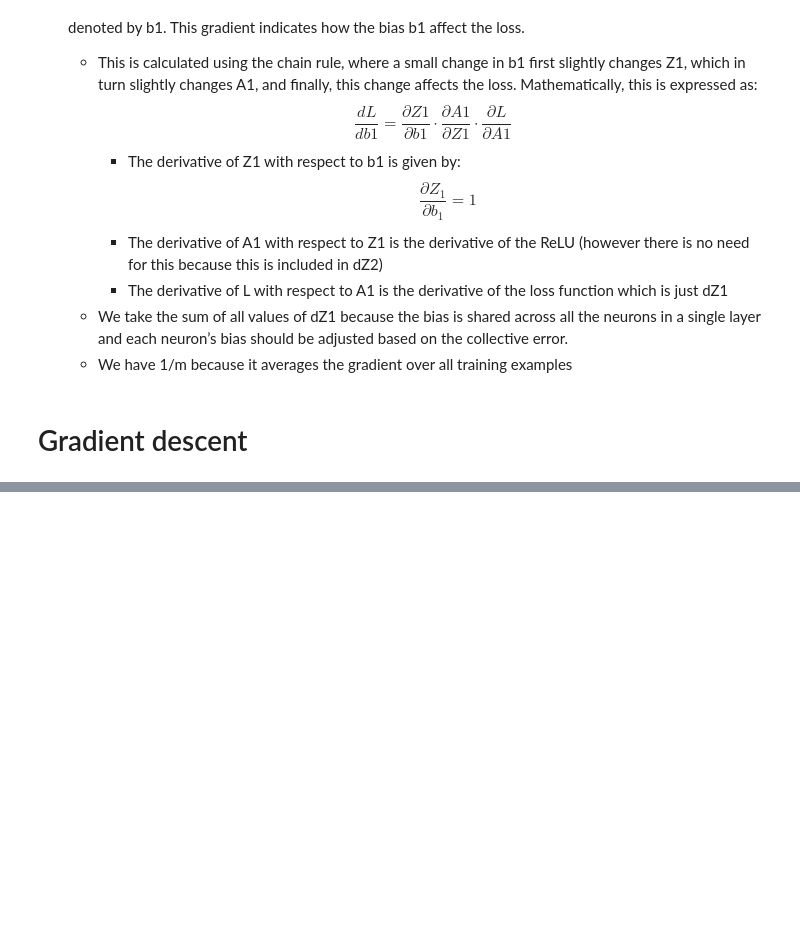
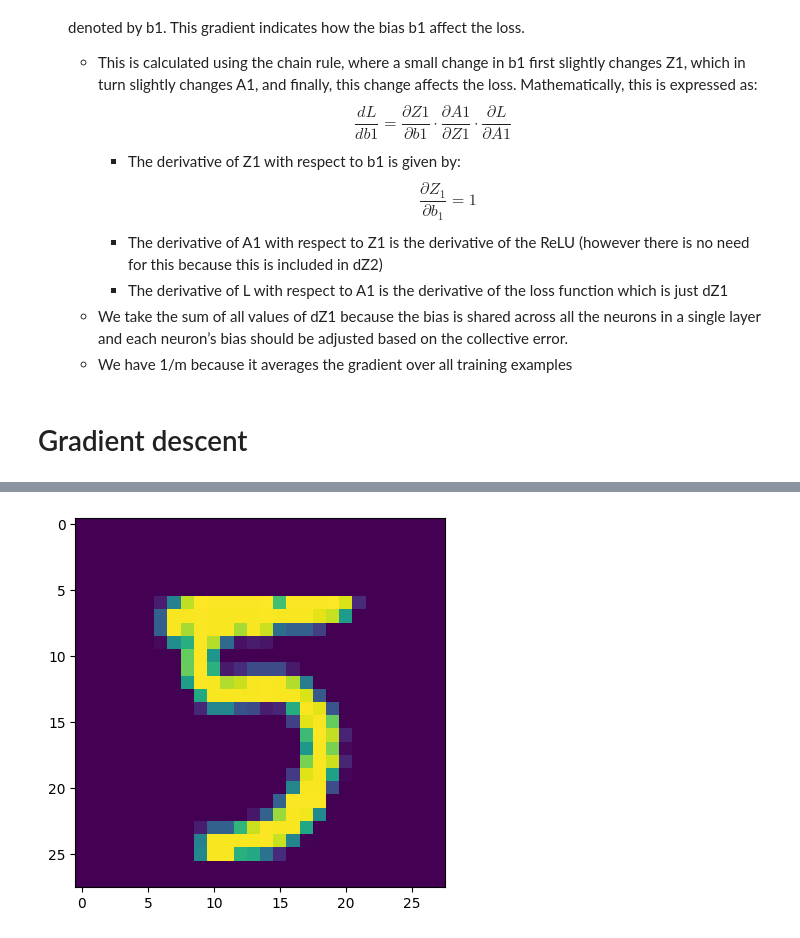
Before and after one commit to abduIbari/MNIST-neuralnetwork, a Jupyter notebook: MNIST.ipynb, the cells around one changed output, grey strips where cells are left out. Cells and saved outputs as stored; diff of their text form; code cells hidden in the pictures; blank space fills up the shorter version.

```diff
--- a/MNIST.ipynb
+++ b/MNIST.ipynb
@@ -198,0 +263,10 @@ Iterations: 450, Accuracy: 0.98
+# %%
+def image(index, X):
+    current_image = X[:,index]
+    current_image = current_image.reshape(28,28)
+    plt.imshow(current_image)
+    plt.show()
+
+image(4439, X_test)
+# %% [output]
+[figure, added]
```
Also changed, not shown: parts of 7 cells of this notebook.
